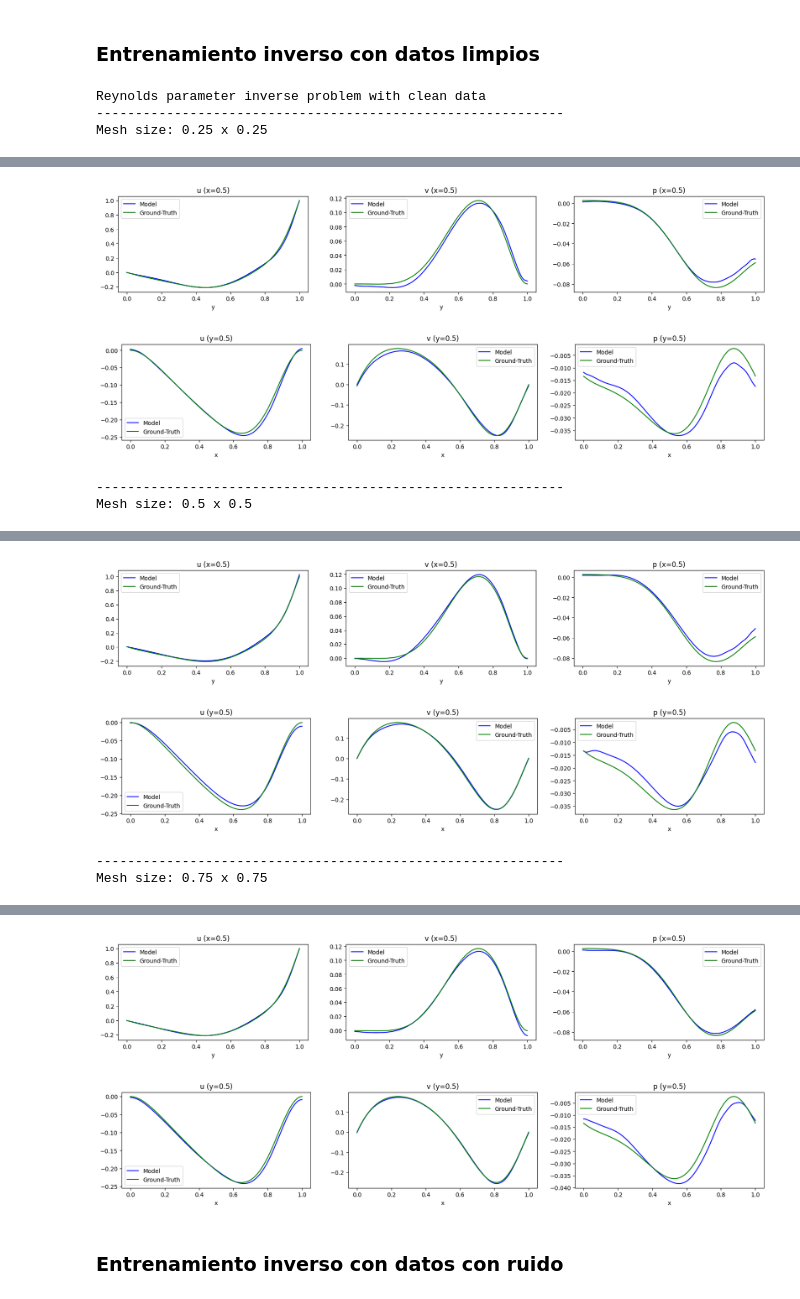
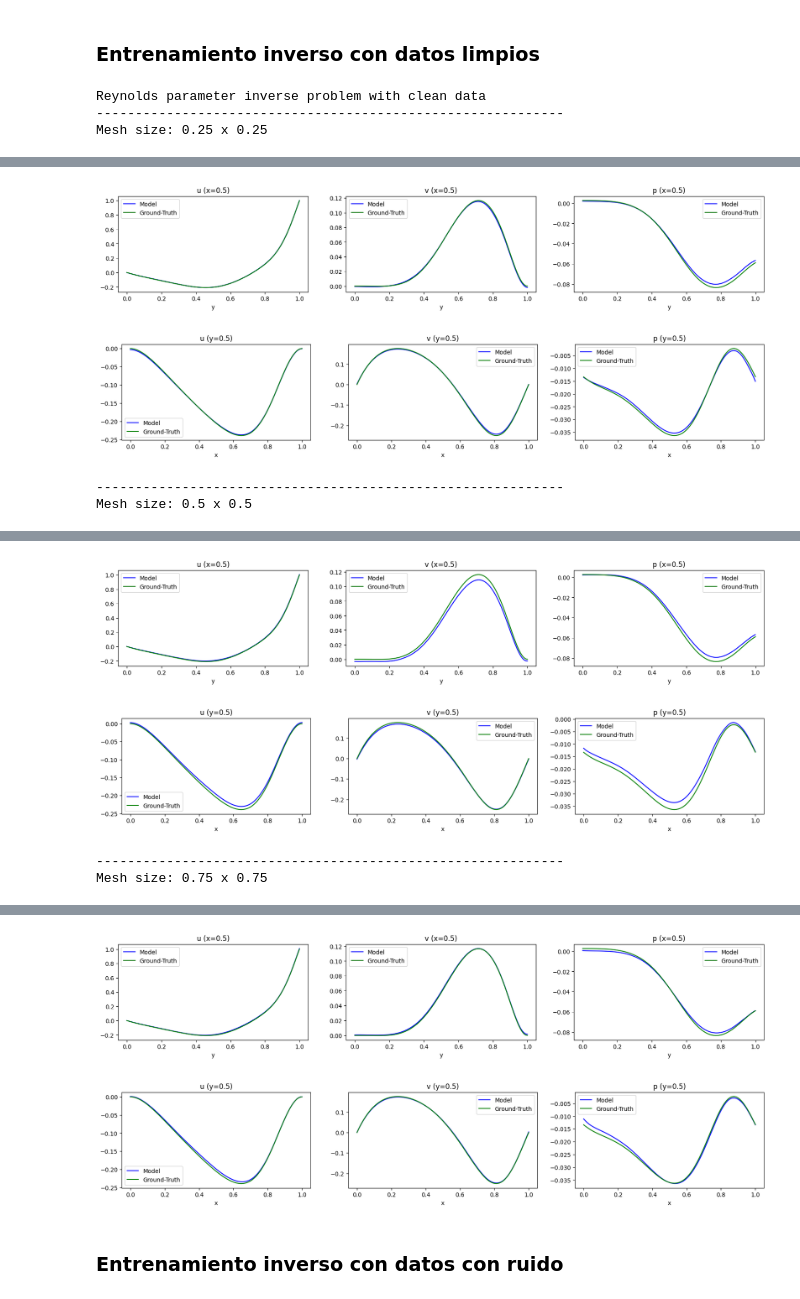
Before and after one commit to maxit1992/MIA_RNIF, a Jupyter notebook: TP4_RNIF.ipynb, the cells around one changed output, grey strips where cells are left out. Saved outputs shown, nothing was run; the diff lists cells and outputs as text; code cells hidden in the pictures.

```diff
--- a/TP4_RNIF.ipynb
+++ b/TP4_RNIF.ipynb
@@ -195,7 +195,6 @@ plt.show()
 ### Entrenamiento inverso con datos limpios
 # %%
 # Shared model parameters
-abs_smooth_fun = lambda x: x * torch.tanh(1e3 * x)
 model_parameters = {
     "Reynolds": 100,
     "InputDimensions": 2,
@@ -204,17 +203,16 @@ model_parameters = {
     "NumberOfHiddenLayers": 4,
     "ActivationFunction": nn.GELU()
 }
-epochs = 20_000
+epochs = 50_000
 # %%
 def train_step(model, loss_fn, X_pde, X_bc, X_bc_0, X_data, Y_data, Re):
-    model.Reynolds = abs_smooth_fun(Re)
     # PDE
     output_pde = model(X_pde)
     residue_continuity, residue_momentum_x, residue_momentum_y  = model.pdeResidue(X_pde, output_pde)
     loss_pde_continuity = loss_fn(residue_continuity, torch.zeros_like(residue_continuity))
     loss_pde_momentum_x = loss_fn(residue_momentum_x, torch.zeros_like(residue_momentum_x))
     loss_pde_momentum_y = loss_fn(residue_momentum_y, torch.zeros_like(residue_momentum_y))
-    loss_pde = (loss_pde_continuity + loss_pde_momentum_x + loss_pde_momentum_y) / 3
+    loss_pde = loss_pde_continuity + loss_pde_momentum_x * 2 + loss_pde_momentum_y * 2
 
     # BC
     output_bc = model(X_bc)
@@ -224,7 +222,7 @@ def train_step(model, loss_fn, X_pde, X_bc, X_bc_0, X_data, Y_data, Re):
     output_bc_0 = model(X_bc_0)
     residue_p = model.bcPResidue(X_bc_0, output_bc_0)
     loss_bc_p = loss_fn(residue_p, torch.zeros_like(residue_p))
-    loss_bc = loss_bc_u * 10 + loss_bc_v * 10 + loss_bc_p * 100
+    loss_bc = loss_bc_u * 10 + loss_bc_v * 10 + loss_bc_p
 
     #Loss data
     y_hat_data = model(X_data)
@@ -241,8 +239,8 @@ for mesh_size in mesh_size_list:
     loss_fn = nn.MSELoss()
     optimizer = torch.optim.Adam([
         {'params': model.parameters(), 'lr': 1e-3},
-        {'params': reynolds, 'lr': 0.01}])
-
+        {'params': reynolds, 'lr': 1e-2}])
+    model.Reynolds = reynolds
     xy_data_mesh, labels_data_mesh = get_ds_data_mesh(pressure_raw_data, velocity_raw_data, mesh_size, 5)
     X_data = torch.tensor(xy_data_mesh).float().to(device)
     Y_data = torch.tensor(labels_data_mesh).float().to(device)
@@ -259,8 +257,8 @@ for mesh_size in mesh_size_list:
         if (epoch+1) % (epochs / 20) == 0:
             tqdm.write(f"Epoch {epoch+1}/{epochs} - Loss Overall: {loss_overall.item():.4e}, "
                        f"PDE: {loss_pde.item():.4e}, BC: {loss_bc.item():.4e}, Data: {loss_data.item():.4e} - "
-                       f"Reynolds: {abs_smooth_fun(reynolds).item()}")
-    print(f"Reynolds value: {abs_smooth_fun(reynolds).item()}")
+                       f"Reynolds: {reynolds.item()}")
+    print(f"Reynolds value: {reynolds.item()}")
     # Calculate error
     model.train(False)
     with torch.no_grad():
@@ -328,4 +326,4 @@ Error on ground-truth mse_u: 0.00016537691495120834 | mse_v: 0.00015678226085657
-[figure, old version]
+[figure, new version]
-[figure, old version]
+[figure, new version]
 ------------------------------------------------------------
 Mesh size: 0.5 x 0.5
@@ -349,4 +347,4 @@ Error on ground-truth mse_u: 0.00015537003452252966 | mse_v: 7.958233536525882e-
-[figure, old version]
+[figure, new version]
-[figure, old version]
+[figure, new version]
 ------------------------------------------------------------
 Mesh size: 0.75 x 0.75
@@ -370,5 +368,5 @@ Error on ground-truth mse_u: 9.945312313003557e-05 | mse_v: 6.281648250036441e-0
-[figure, old version]
+[figure, new version]
-[figure, old version]
+[figure, new version]
 # %% [markdown]
 ### Entrenamiento inverso con datos con ruido
 # %%
```
Also changed, not shown: parts of 2 cells of this notebook.
